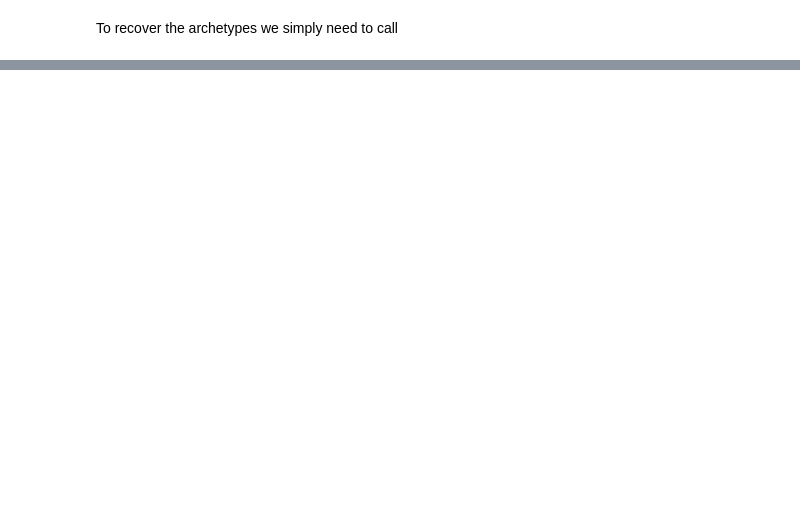
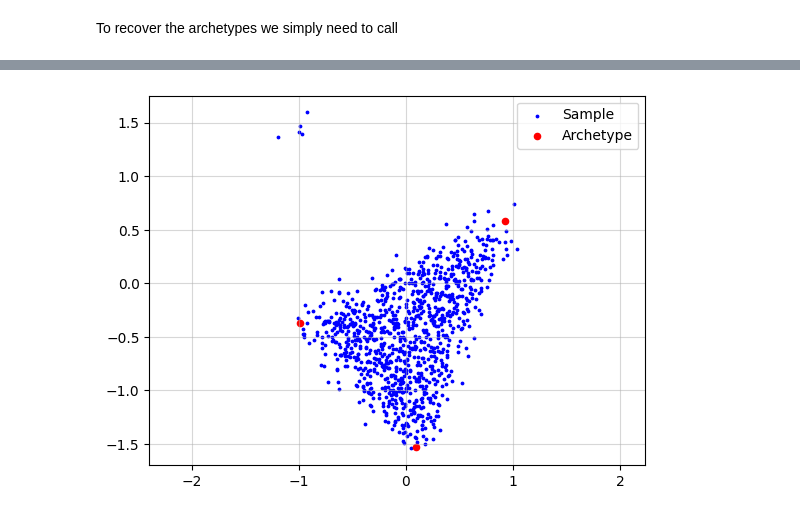
Before and after one commit to saezlab/ParTIpy, a Jupyter notebook: docs/notebooks/archetypal_analysis.ipynb, the cells around one changed output, grey strips where cells are left out. Saved outputs shown, nothing was run; the diff lists cells and outputs as text; code cells hidden in the pictures; blank space fills up the shorter version.

```diff
--- a/docs/notebooks/archetypal_analysis.ipynb
+++ b/docs/notebooks/archetypal_analysis.ipynb
@@ -62,0 +98,9 @@ plt.show()
+# %%
+plt.grid(alpha=0.5)
+plt.scatter(x=X_wo[:, 0], y=X_wo[:, 1], s=3, c="blue", label="Sample")
+plt.scatter(x=Z[:, 0], y=Z[:, 1], s=20, c="red", label="Archetype")
+plt.legend()
+plt.axis("equal")
+plt.show()
+# %% [output]
+[figure, added]
```
Also changed, not shown: parts of 21 cells of this notebook, 2 other files.
